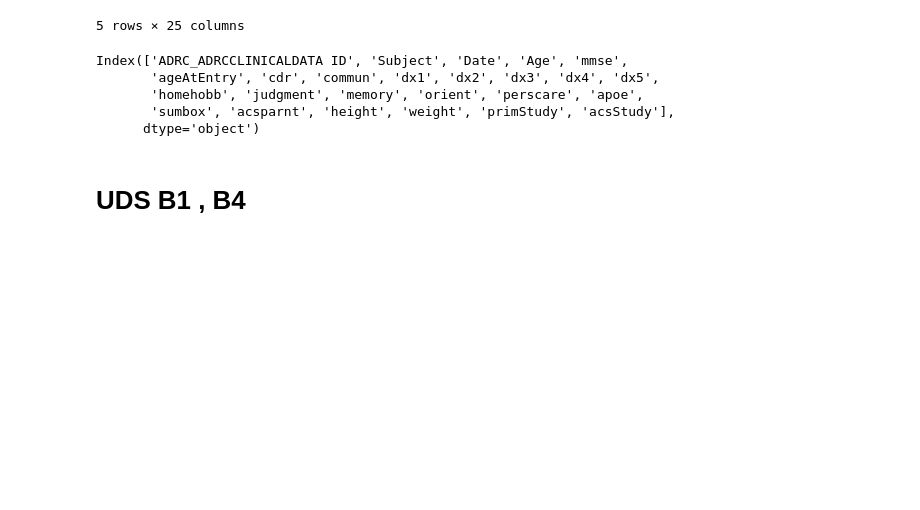
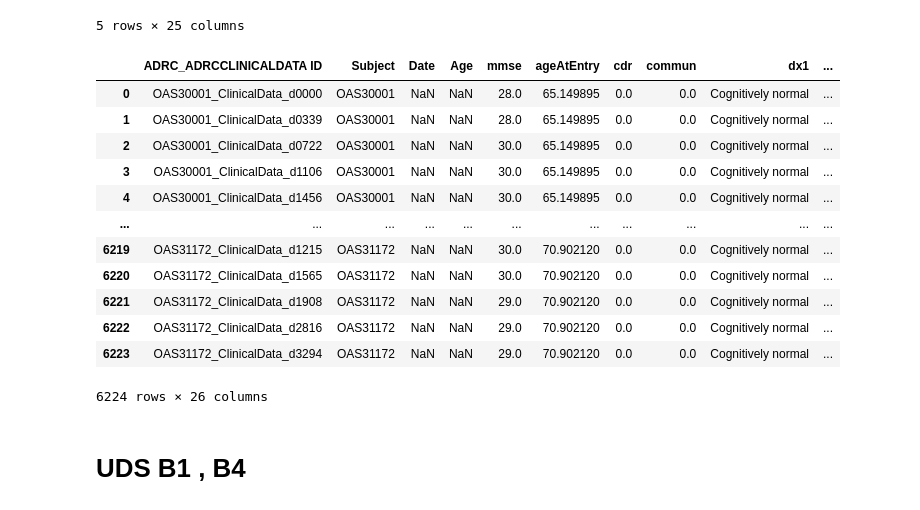
Before and after one commit to minyoungci/fMRI-, a Jupyter notebook: Prepreprocessing/clinical.ipynb, the cells around one changed output. Cells and saved outputs as stored; diff of their text form; code cells hidden in the pictures; blank space fills up the shorter version.

```diff
--- a/Prepreprocessing/clinical.ipynb
+++ b/Prepreprocessing/clinical.ipynb
@@ -33,13 +33,21 @@ ADRC.head()
 | 4 | OAS30001_ClinicalData_d1456 | OAS30001 | NaN | NaN | 30.0 | 65.149895 | 0.0 | 0.0 | Cognitively normal | ... |
 5 rows × 25 columns
 # %%
-ADRC.columns
+ADRC
 # %% [output]
+|  | ADRC_ADRCCLINICALDATA ID | Subject | Date | Age | mmse | ageAtEntry | cdr | commun | dx1 | ... |
+| 0 | OAS30001_ClinicalData_d0000 | OAS30001 | NaN | NaN | 28.0 | 65.149895 | 0.0 | 0.0 | Cognitively normal | ... |
+| 1 | OAS30001_ClinicalData_d0339 | OAS30001 | NaN | NaN | 28.0 | 65.149895 | 0.0 | 0.0 | Cognitively normal | ... |
+| 2 | OAS30001_ClinicalData_d0722 | OAS30001 | NaN | NaN | 30.0 | 65.149895 | 0.0 | 0.0 | Cognitively normal | ... |
+| 3 | OAS30001_ClinicalData_d1106 | OAS30001 | NaN | NaN | 30.0 | 65.149895 | 0.0 | 0.0 | Cognitively normal | ... |
+| 4 | OAS30001_ClinicalData_d1456 | OAS30001 | NaN | NaN | 30.0 | 65.149895 | 0.0 | 0.0 | Cognitively normal | ... |
+| ... | ... | ... | ... | ... | ... | ... | ... | ... | ... | ... |
+| 6219 | OAS31172_ClinicalData_d1215 | OAS31172 | NaN | NaN | 30.0 | 70.902120 | 0.0 | 0.0 | Cognitively normal | ... |
+| 6220 | OAS31172_ClinicalData_d1565 | OAS31172 | NaN | NaN | 30.0 | 70.902120 | 0.0 | 0.0 | Cognitively normal | ... |
+| 6221 | OAS31172_ClinicalData_d1908 | OAS31172 | NaN | NaN | 29.0 | 70.902120 | 0.0 | 0.0 | Cognitively normal | ... |
+| 6222 | OAS31172_ClinicalData_d2816 | OAS31172 | NaN | NaN | 29.0 | 70.902120 | 0.0 | 0.0 | Cognitively normal | ... |
+| 6223 | OAS31172_ClinicalData_d3294 | OAS31172 | NaN | NaN | 29.0 | 70.902120 | 0.0 | 0.0 | Cognitively normal | ... |
-Index(['ADRC_ADRCCLINICALDATA ID', 'Subject', 'Date', 'Age', 'mmse',
-       'ageAtEntry', 'cdr', 'commun', 'dx1', 'dx2', 'dx3', 'dx4', 'dx5',
-       'homehobb', 'judgment', 'memory', 'orient', 'perscare', 'apoe',
-       'sumbox', 'acsparnt', 'height', 'weight', 'primStudy', 'acsStudy'],
-      dtype='object')
+6224 rows × 26 columns
 # %% [markdown]
 # UDS B1 , B4
 # %%
```
Also changed, not shown: parts of 7 cells of this notebook.
